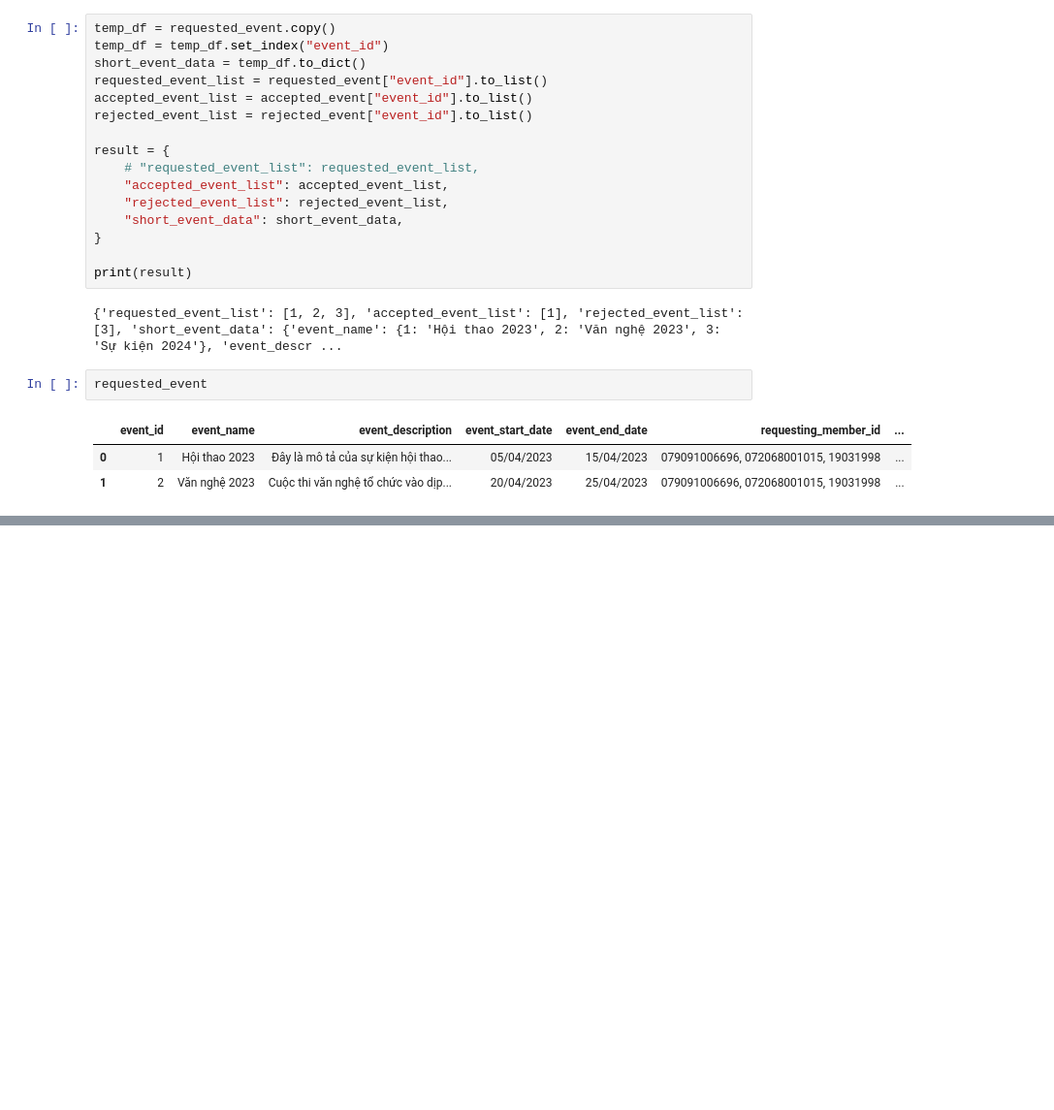
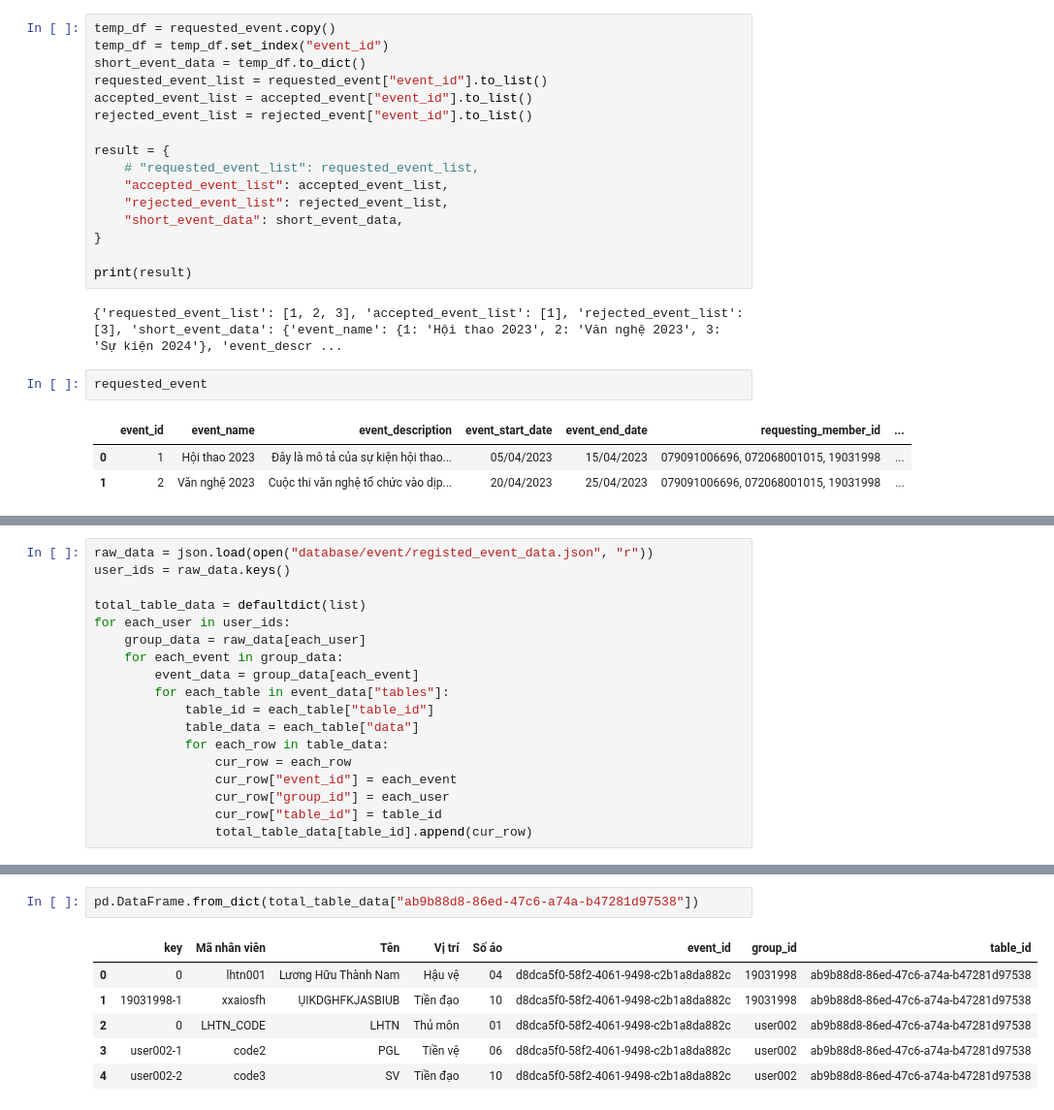
Before and after one commit to luonghuuthanhnam/working_app_python_backend, a Jupyter notebook: app/temp.ipynb, the cells around one changed output, grey strips where cells are left out. Shown at 97% size. Saved outputs shown, nothing was run; the diff lists cells and outputs as text; blank space fills up the shorter version.

Commit message:
data view

```diff
--- a/app/temp.ipynb
+++ b/app/temp.ipynb
@@ -269,0 +279,18 @@ requested_event
+# %%
+raw_data = json.load(open("database/event/registed_event_data.json", "r"))
+user_ids = raw_data.keys()
+
+total_table_data = defaultdict(list)
+for each_user in user_ids:
+    group_data = raw_data[each_user]
+    for each_event in group_data:
+        event_data = group_data[each_event]
+        for each_table in event_data["tables"]:
+            table_id = each_table["table_id"]
+            table_data = each_table["data"]
+            for each_row in table_data:
+                cur_row = each_row
+                cur_row["event_id"] = each_event
+                cur_row["group_id"] = each_user
+                cur_row["table_id"] = table_id
+                total_table_data[table_id].append(cur_row)
@@ -269,0 +317,9 @@ requested_event
+# %%
+pd.DataFrame.from_dict(total_table_data["ab9b88d8-86ed-47c6-a74a-b47281d97538"])
+# %% [output]
+|  | key | Mã nhân viên | Tên | Vị trí | Số áo | event_id | group_id | table_id |
+| 0 | 0 | lhtn001 | Lương Hữu Thành Nam | Hậu vệ | 04 | d8dca5f0-58f2-4061-9498-c2b1a8da882c | 19031998 | ab9b88d8-86ed-47c6-a74a-b47281d97538 |
+| 1 | 19031998-1 | xxaiosfh | ỤIKDGHFKJASBIUB | Tiền đạo | 10 | d8dca5f0-58f2-4061-9498-c2b1a8da882c | 19031998 | ab9b88d8-86ed-47c6-a74a-b47281d97538 |
+| 2 | 0 | LHTN_CODE | LHTN | Thủ môn | 01 | d8dca5f0-58f2-4061-9498-c2b1a8da882c | user002 | ab9b88d8-86ed-47c6-a74a-b47281d97538 |
+| 3 | user002-1 | code2 | PGL | Tiền vệ | 06 | d8dca5f0-58f2-4061-9498-c2b1a8da882c | user002 | ab9b88d8-86ed-47c6-a74a-b47281d97538 |
+| 4 | user002-2 | code3 | SV | Tiền đạo | 10 | d8dca5f0-58f2-4061-9498-c2b1a8da882c | user002 | ab9b88d8-86ed-47c6-a74a-b47281d97538 |
```
Also changed, not shown: parts of 5 cells of this notebook, 3 other files.
